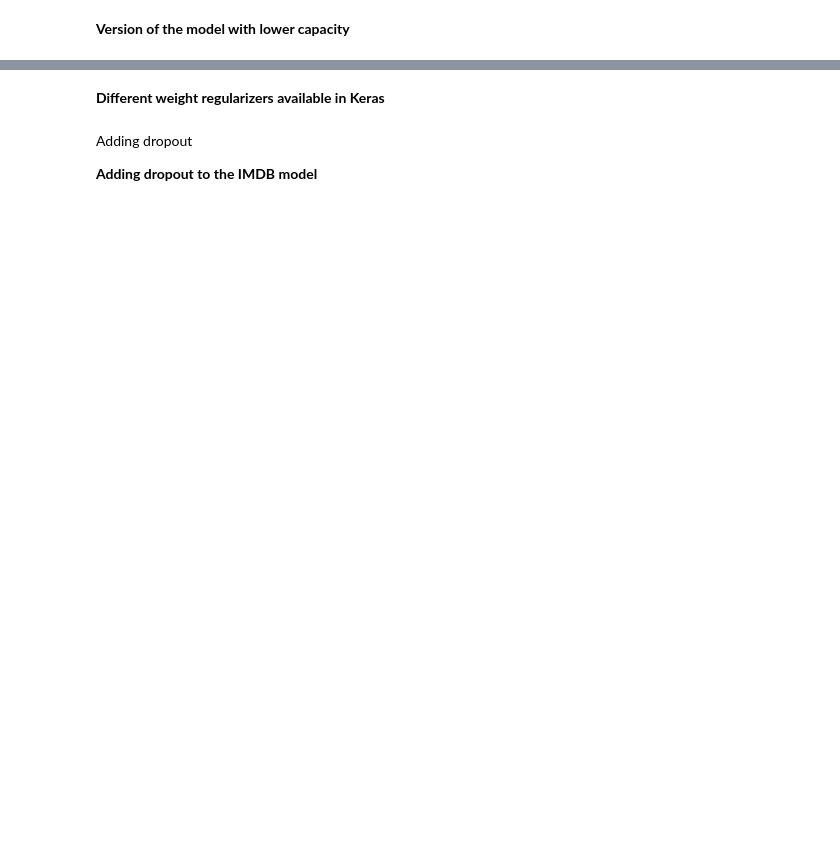
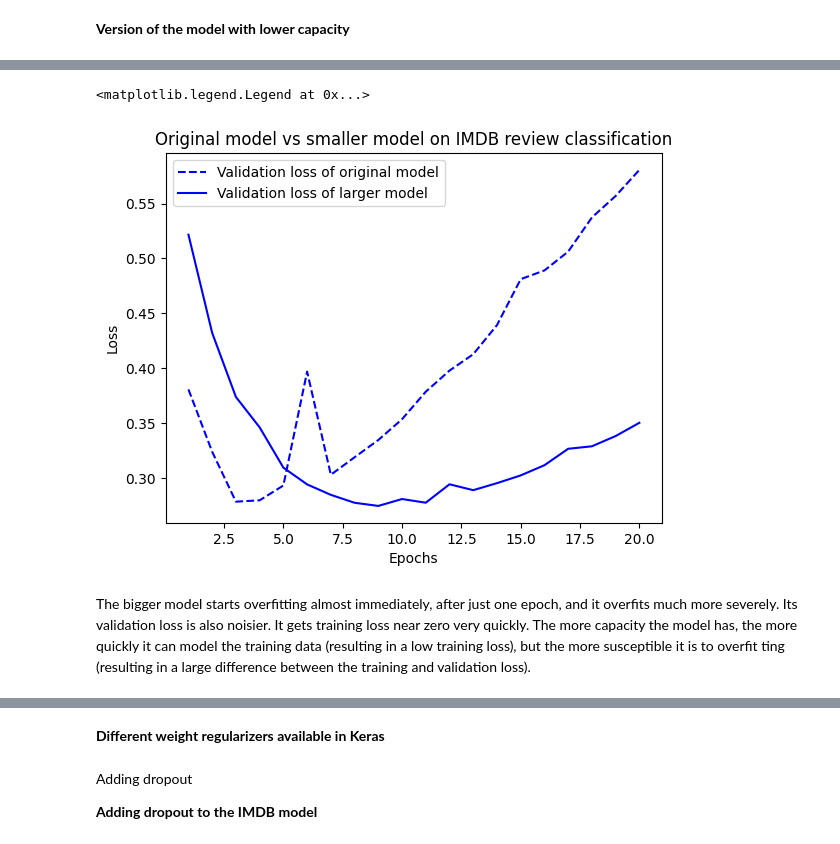
Before and after one commit to radhika3131/Deep_Learning_with_Python, a Jupyter notebook: ch_04_Fundamentals_of_Machine_Learning.ipynb, the cells around one changed output, grey strips where cells are left out. Drawn from its saved outputs; the diff is of its cells as text; code cells hidden in the pictures; blank space fills up the shorter version.

```diff
--- a/ch_04_Fundamentals_of_Machine_Learning.ipynb
+++ b/ch_04_Fundamentals_of_Machine_Learning.ipynb
@@ -395,0 +519,12 @@ history_smaller_model = model.fit(
+# %%
+model = keras.Sequential([
+    layers.Dense(4, activation="relu"),
+    layers.Dense(4, activation="relu"),
+    layers.Dense(1, activation="sigmoid")
+])
+model.compile(optimizer="rmsprop",
+              loss="binary_crossentropy",
+              metrics=["accuracy"])
+history_larger_model = model.fit(
+    train_data, train_labels,
+    epochs=20, batch_size=512, validation_split=0.4)
@@ -395,0 +549,18 @@ history_smaller_model = model.fit(
+# %%
+import matplotlib.pyplot as plt
+val_loss = history_larger_model.history["val_loss"]
+val_loss_org = history_original.history["val_loss"]
+epochs = range(1, 21)
+plt.plot(epochs, val_loss_org, "b--",
+         label="Validation loss of original model")
+plt.plot(epochs, val_loss, "b-",
+         label="Validation loss of larger model")
+plt.title("Original model vs smaller model on IMDB review classification")
+plt.xlabel("Epochs")
+plt.ylabel("Loss")
+plt.legend()
+# %% [output]
+<matplotlib.legend.Legend at 0x...>
+[figure, added]
+# %% [markdown]
+The bigger model starts overfitting almost immediately, after just one epoch, and it overfits much more severely. Its validation loss is also noisier. It gets training loss near zero very quickly. The more capacity the model has, the more quickly it can model the training data (resulting in a low training loss), but the more susceptible it is to overfit ting (resulting in a large difference between the training and validation loss).
```
Also changed, not shown: parts of 15 cells of this notebook.
